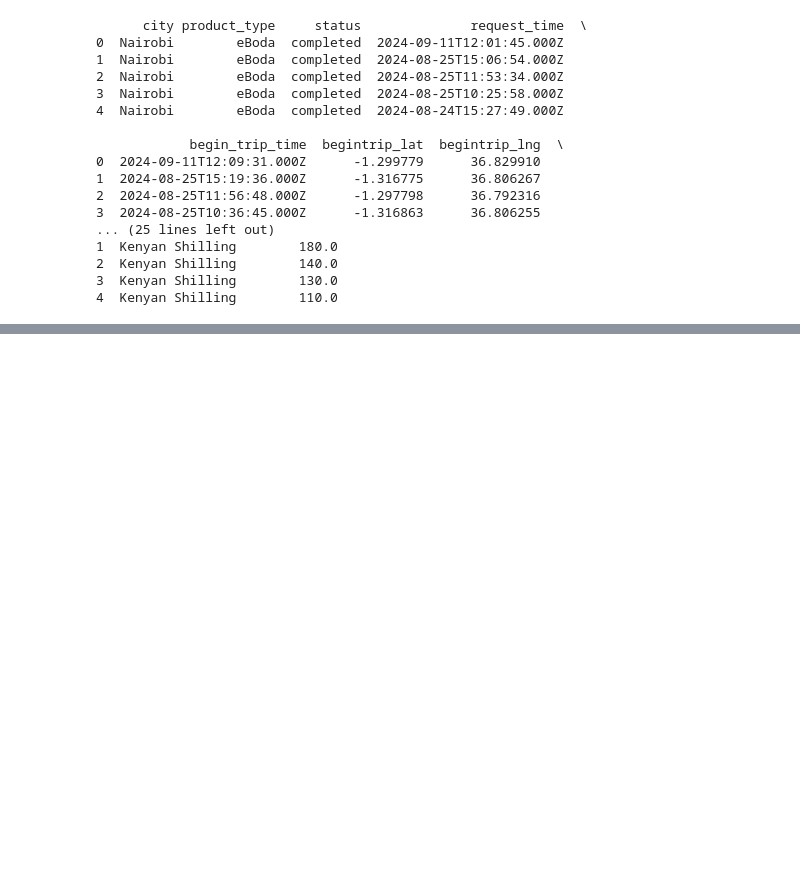
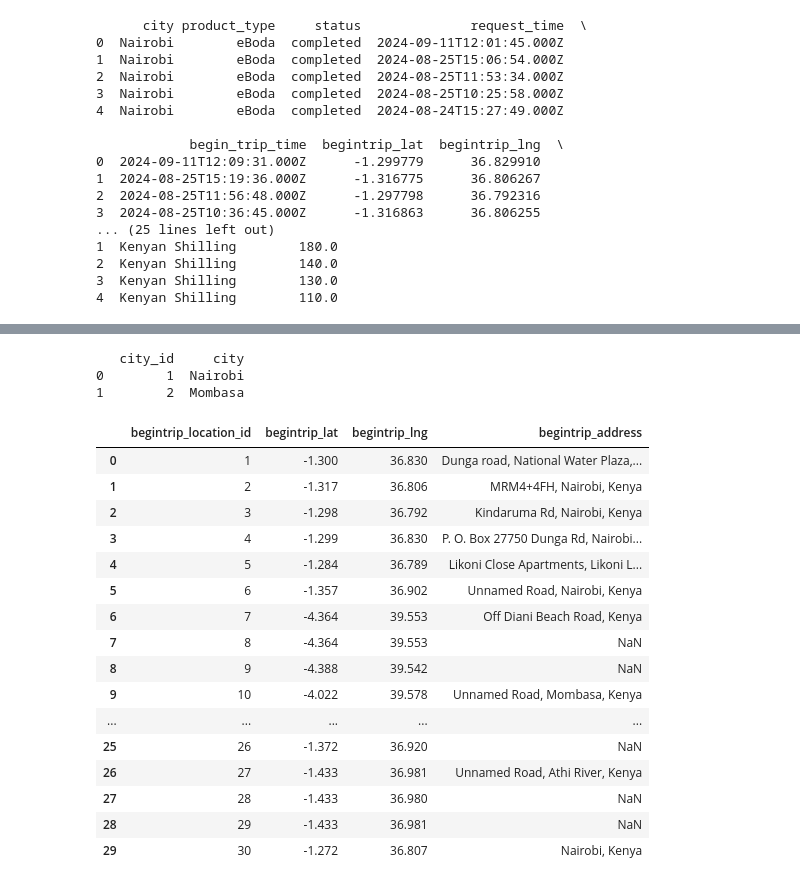
Before and after one commit to ekmanu/PERSONAL-UBER-RIDE-INSIGHTS, a Jupyter notebook: personal-uber-insights.ipynb, the cells around one changed output, grey strips where cells are left out. Cells and saved outputs as stored; diff of their text form; code cells hidden in the pictures; blank space fills up the shorter version.

```diff
--- a/personal-uber-insights.ipynb
+++ b/personal-uber-insights.ipynb
@@ -133,0 +141,53 @@ datetime_dim
+# %%
+#Extracting unique cities from the DataFrame
+unique_cities = df['city'].unique()
+
+# Creating a new DataFrame for the city dimension table
+city_dim = pd.DataFrame({
+    'city_id': range(1, len(unique_cities) + 1),
+    'city': unique_cities
+})
+
+# Display the city dimension table
+print(city_dim)
+# %% [output]
+   city_id     city
+0        1  Nairobi
+1        2  Mombasa
+# %%
+df['begintrip_lat'] = df['begintrip_lat'].round(3)
+df['begintrip_lng'] = df['begintrip_lng'].round(3)
+
+# To check the unique combinations of address and rounded lat/lng
+begintrip_location = df[[ 'begintrip_lat', 'begintrip_lng', 'begintrip_address']].drop_duplicates()
+
+
+
+# Step 3: Create a new DataFrame for the begintrip_location dimension table
+begintrip_location_dim = begintrip_location.reset_index(drop=True)
+
+# Step 4: Assign an ID to each unique begintrip location, starting from 1
+begintrip_location_dim['begintrip_location_id'] = begintrip_location_dim.index + 1
+
+# Reorder columns to have the ID first
+begintrip_location_dim = begintrip_location_dim[['begintrip_location_id', 'begintrip_lat', 'begintrip_lng', 'begintrip_address']]
+
+begintrip_location_dim.head(30)
+# %% [output]
+|  | begintrip_location_id | begintrip_lat | begintrip_lng | begintrip_address |
+| 0 | 1 | -1.300 | 36.830 | Dunga road, National Water Plaza,... |
+| 1 | 2 | -1.317 | 36.806 | MRM4+4FH, Nairobi, Kenya |
+| 2 | 3 | -1.298 | 36.792 | Kindaruma Rd, Nairobi, Kenya |
+| 3 | 4 | -1.299 | 36.830 | P. O. Box 27750 Dunga Rd, Nairobi... |
+| 4 | 5 | -1.284 | 36.789 | Likoni Close Apartments, Likoni L... |
+| 5 | 6 | -1.357 | 36.902 | Unnamed Road, Nairobi, Kenya |
+| 6 | 7 | -4.364 | 39.553 | Off Diani Beach Road, Kenya |
+| 7 | 8 | -4.364 | 39.553 | NaN |
+| 8 | 9 | -4.388 | 39.542 | NaN |
+| 9 | 10 | -4.022 | 39.578 | Unnamed Road, Mombasa, Kenya |
+| ... | ... | ... | ... | ... |
+| 25 | 26 | -1.372 | 36.920 | NaN |
+| 26 | 27 | -1.433 | 36.981 | Unnamed Road, Athi River, Kenya |
+| 27 | 28 | -1.433 | 36.980 | NaN |
+| 28 | 29 | -1.433 | 36.981 | NaN |
+| 29 | 30 | -1.272 | 36.807 | Nairobi, Kenya |
```
Also changed, not shown: parts of 14 cells of this notebook.
